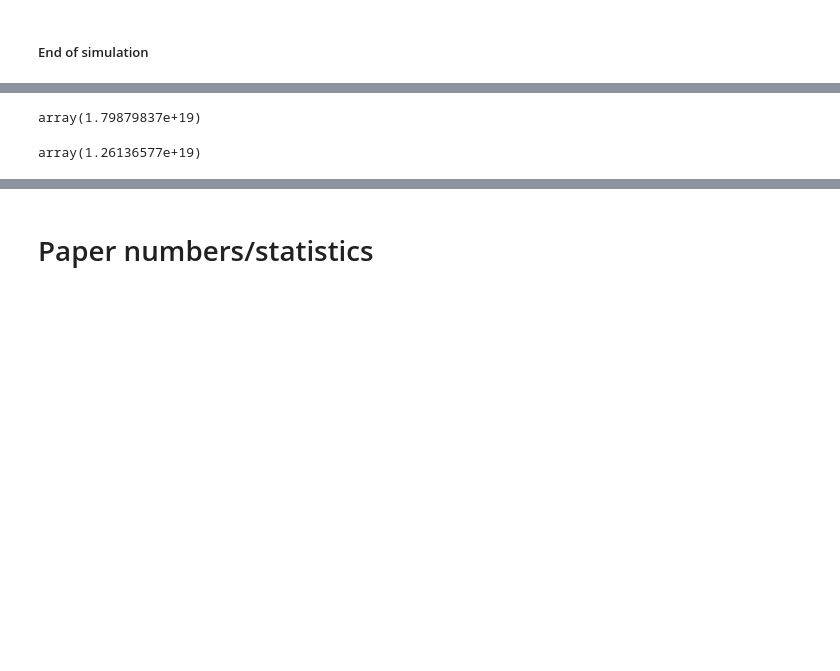
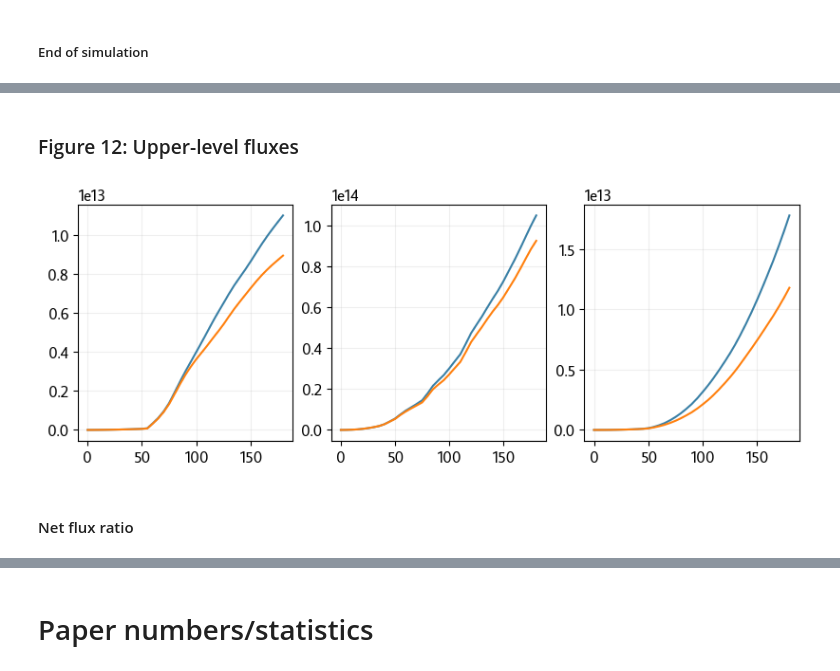
Before and after one commit to cmdavis4/tracer_paper, a Jupyter notebook: replication/analysis-tracerpaper.ipynb, the cells around one changed output, grey strips where cells are left out. Cells and saved outputs as stored; diff of their text form; code cells hidden in the pictures; blank space fills up the shorter version.

```diff
--- a/replication/analysis-tracerpaper.ipynb
+++ b/replication/analysis-tracerpaper.ipynb
@@ -2920,17 +2777,11 @@ ul_tracer_dfs[10]["ic_wk"]
 # %%
-for z_km, this_z_dfs in ul_tracer_dfs.items():
+for z_km, this_z_dfs in ul_tracer_dfs_all_heights.items():
     print(z_km)
     for storm_ix, (storm, this_ul_tracer_df) in enumerate(this_z_dfs.items()):
         print(storm)
         print(
-            (
-                this_ul_tracer_df["total_fs_tracer_nc"].iloc[-1]
-                / ul_flux_dss[z_km][storm]["cumu_upward_mass_flux"].values[-1]
-            )
-            / (
-                this_z_dfs["ic_wk"]["total_fs_tracer_nc"].iloc[-1]
-                / ul_flux_dss[z_km]["ic_wk"]["cumu_upward_mass_flux"].values[-1]
-            )
+            (this_ul_tracer_df["ul_fs_tracer_normalized-flux"].iloc[-1])
+            / (this_z_dfs["ic_wk"]["ul_fs_tracer_normalized-flux"].iloc[-1])
         )
     print("\n")
 # %% [output]
@@ -2944,13 +2794,0 @@ sc_wk
-# %%
-for storm_ix, (storm, this_ul_tracer_df) in enumerate(ul_tracer_dfs.items()):
-    print(storm)
-    display(
-        (
-            this_ul_tracer_df["total_fs_tracer_nc"].iloc[-1]
-            / cumu_upward_ul_mass_fluxes[storm].values[-1]
-        )
-        / (
-            ul_tracer_dfs["ic_wk"]["total_fs_tracer_nc"].iloc[-1]
-            / cumu_upward_ul_mass_fluxes["ic_wk"].values[-1]
-        )
-    )
@@ -3149,12 +2794,0 @@ animate_frame(-1)
-# %%
-storm_dss["sc_wk"].isel({"time": -1}).sel({"z": slice(10_000, None, None)})[
-    "total_fs_tracer_nc"
-].sum(...).values
-# %% [output]
-array(1.79879837e+19)
-# %%
-storm_dss["sc_wk"].where(storm_dss["sc_wk"]["in_analysis"]).isel({"time": -1}).sel(
-    {"z": slice(10_000, None, None)}
-)["total_fs_tracer_nc"].sum(...).values
-# %% [output]
-array(1.26136577e+19)
@@ -3168,0 +2795,21 @@ sc_totals
+# %% [markdown]
+### Figure 12: Upper-level fluxes
+# %%
+for z_km, this_z_ul_flux_dss in ul_flux_dss_all_heights.items():
+    fig, axs = plt.subplots(ncols=3, figsize=(8, 3), layout="constrained", sharex=True)
+    # cm.plotting.start_figure(f"f12_ul_fluxes_{z_km}km", verbose=False)
+    for storm_ix, (storm, this_ul_flux_ds) in enumerate(this_z_ul_flux_dss.items()):
+        axs[storm_ix].plot(
+            this_ul_flux_ds["t_minutes"],
+            this_ul_flux_ds["cumu_upward_mass_flux"],
+            label="Upward",
+        )
+        axs[storm_ix].plot(
+            this_ul_flux_ds["t_minutes"],
+            -this_ul_flux_ds["cumu_downward_mass_flux"],
+            label="Downward",
+        )
+# %% [output]
+[figure, added]
+# %% [markdown]
+#### Net flux ratio
```
Also changed, not shown: parts of 86 cells of this notebook, 10 other files.
